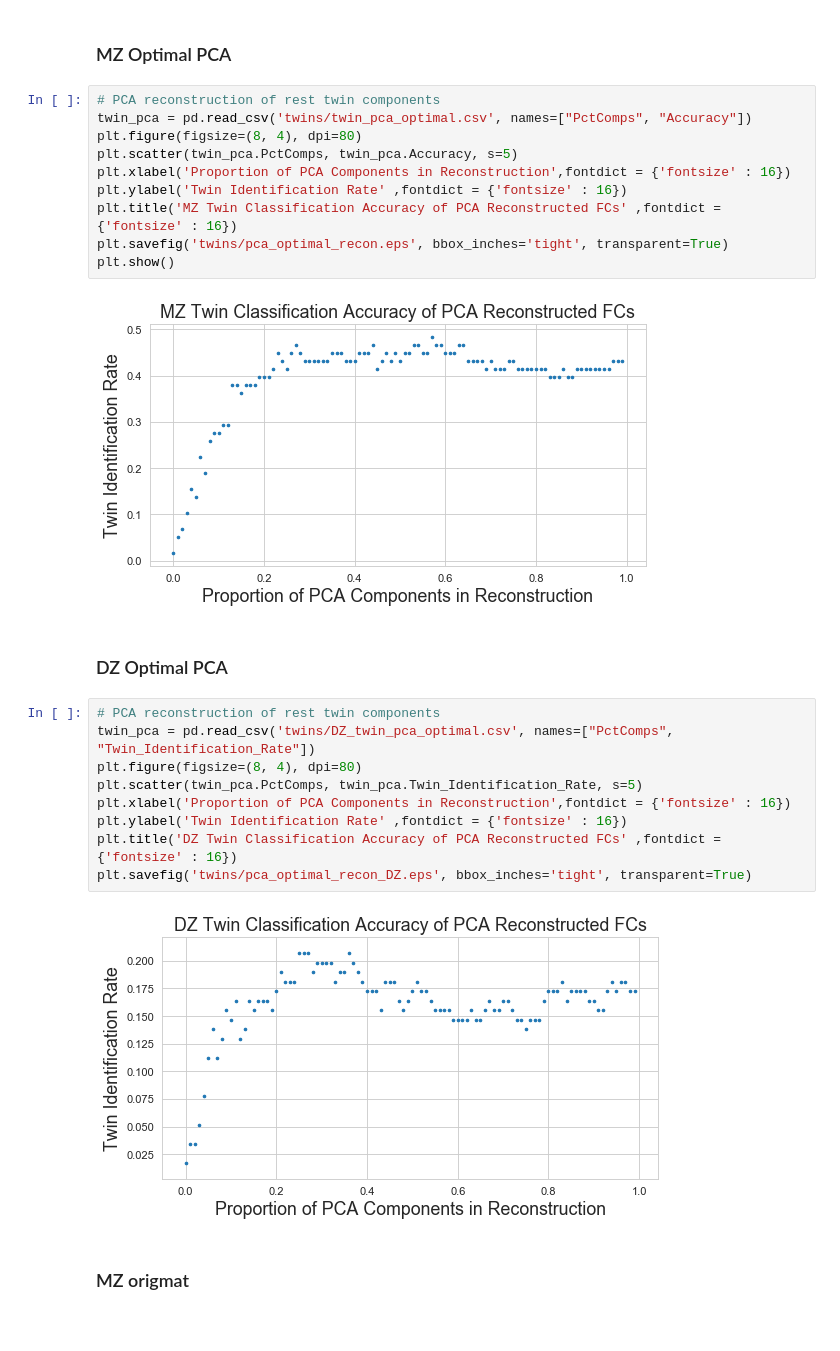
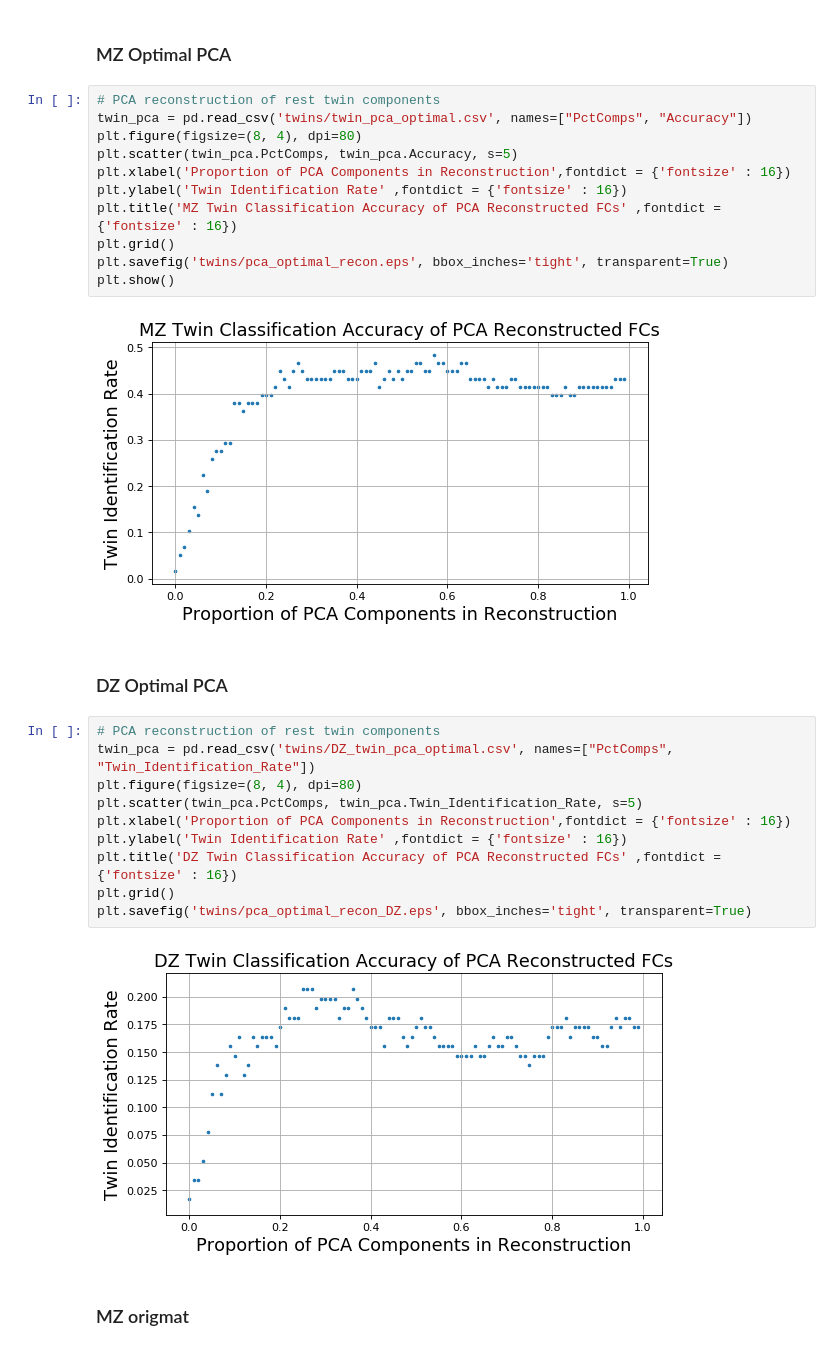
Before and after one commit to mwang29/fmri_learning, a Jupyter notebook: results/Data Visualizations.ipynb, the cells around one changed output. Drawn from its saved outputs; the diff is of its cells as text.

```diff
--- a/results/Data Visualizations.ipynb
+++ b/results/Data Visualizations.ipynb
@@ -428,23 +428,25 @@ plt.scatter(twin_pca.PctComps, twin_pca.Accuracy, s=5)
 plt.xlabel('Proportion of PCA Components in Reconstruction',fontdict = {'fontsize' : 16})
 plt.ylabel('Twin Identification Rate' ,fontdict = {'fontsize' : 16})
 plt.title('MZ Twin Classification Accuracy of PCA Reconstructed FCs' ,fontdict = {'fontsize' : 16})
+plt.grid()
 plt.savefig('twins/pca_optimal_recon.eps', bbox_inches='tight', transparent=True)
 plt.show()
 # %% [output]
-[figure, old version]
+[figure, new version]
 # %% [markdown]
 ### DZ Optimal PCA
 # %%
 # PCA reconstruction of rest twin components
 twin_pca = pd.read_csv('twins/DZ_twin_pca_optimal.csv', names=["PctComps", "Twin_Identification_Rate"])
 plt.figure(figsize=(8, 4), dpi=80)
 plt.scatter(twin_pca.PctComps, twin_pca.Twin_Identification_Rate, s=5)
 plt.xlabel('Proportion of PCA Components in Reconstruction',fontdict = {'fontsize' : 16})
 plt.ylabel('Twin Identification Rate' ,fontdict = {'fontsize' : 16})
 plt.title('DZ Twin Classification Accuracy of PCA Reconstructed FCs' ,fontdict = {'fontsize' : 16})
+plt.grid()
 plt.savefig('twins/pca_optimal_recon_DZ.eps', bbox_inches='tight', transparent=True)
 # %% [output]
-[figure, old version]
+[figure, new version]
 # %% [markdown]
 ### MZ origmat
 # %%
```
Also changed, not shown: parts of 3 cells of this notebook.
